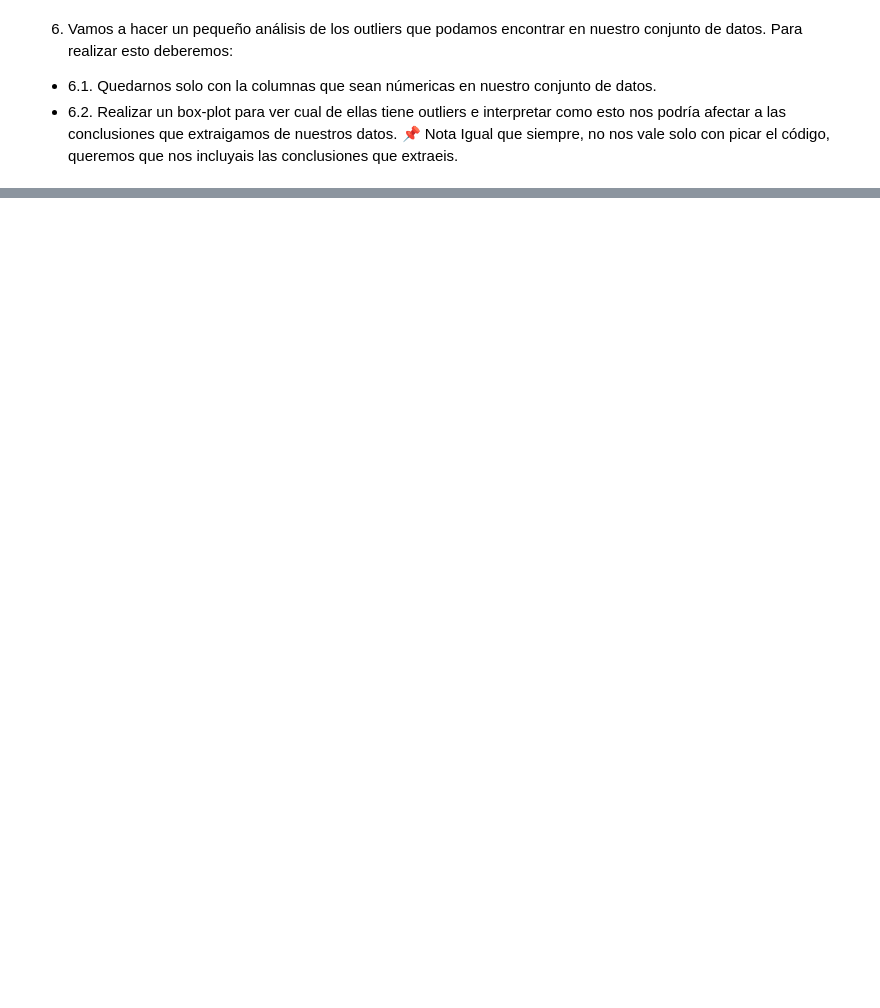
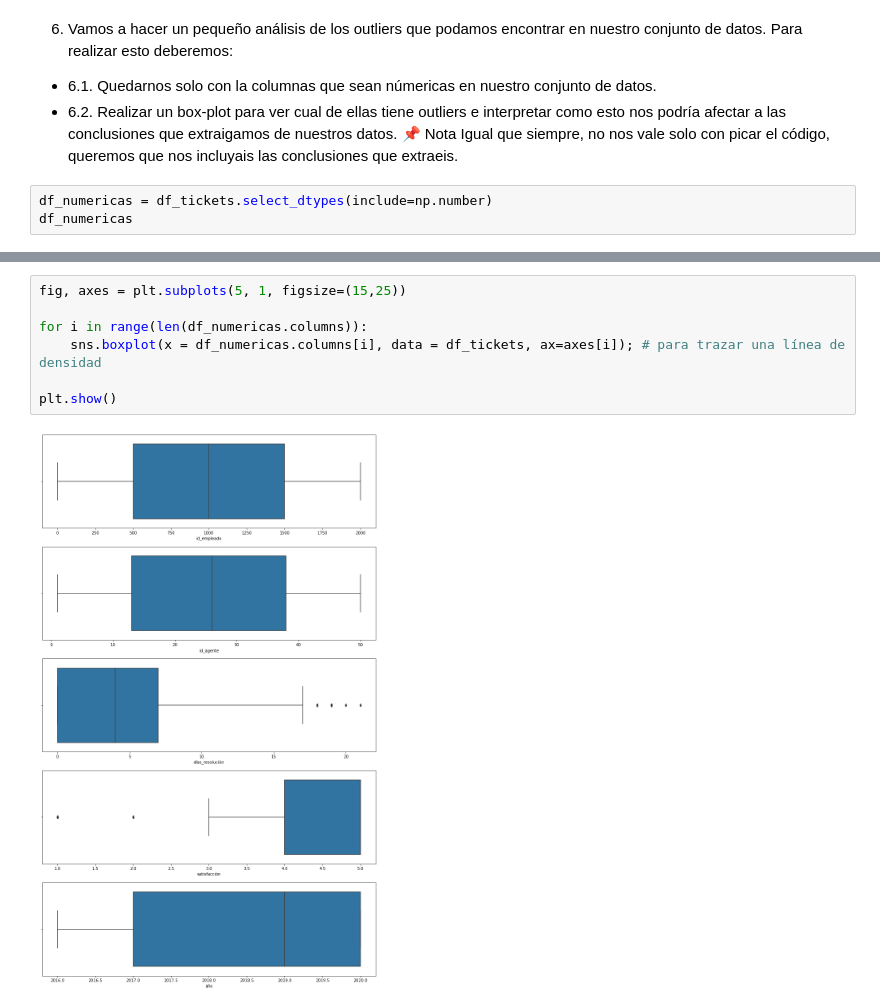
Before and after one commit to Adalab/promo-d-da-modulo2-sprint2-jacqueline-laura-lidya, a Jupyter notebook: eda/eda-leccion2-nulos-valores-pair.ipynb, the cells around one changed output, grey strips where cells are left out. Drawn from its saved outputs; the diff is of its cells as text; blank space fills up the shorter version.

```diff
--- a/eda/eda-leccion2-nulos-valores-pair.ipynb
+++ b/eda/eda-leccion2-nulos-valores-pair.ipynb
@@ -22,3 +80,6 @@ pd.options.display.max_columns = None
 - 6.1. Quedarnos solo con la columnas que sean númericas en nuestro conjunto de datos.
 - 6.2. Realizar un box-plot para ver cual de ellas tiene outliers e interpretar como esto nos podría afectar a las conclusiones que extraigamos de nuestros datos.
 📌 Nota Igual que siempre, no nos vale solo con picar el código, queremos que nos incluyais las conclusiones que extraeis.
+# %%
+df_numericas = df_tickets.select_dtypes(include=np.number)
+df_numericas
@@ -24,0 +100,9 @@ pd.options.display.max_columns = None
+# %%
+fig, axes = plt.subplots(5, 1, figsize=(15,25))
+
+for i in range(len(df_numericas.columns)):
+    sns.boxplot(x = df_numericas.columns[i], data = df_tickets, ax=axes[i]); # para trazar una línea de densidad
+
+plt.show()
+# %% [output]
+[figure, added]
```
Also changed, not shown: parts of 8 cells of this notebook.
